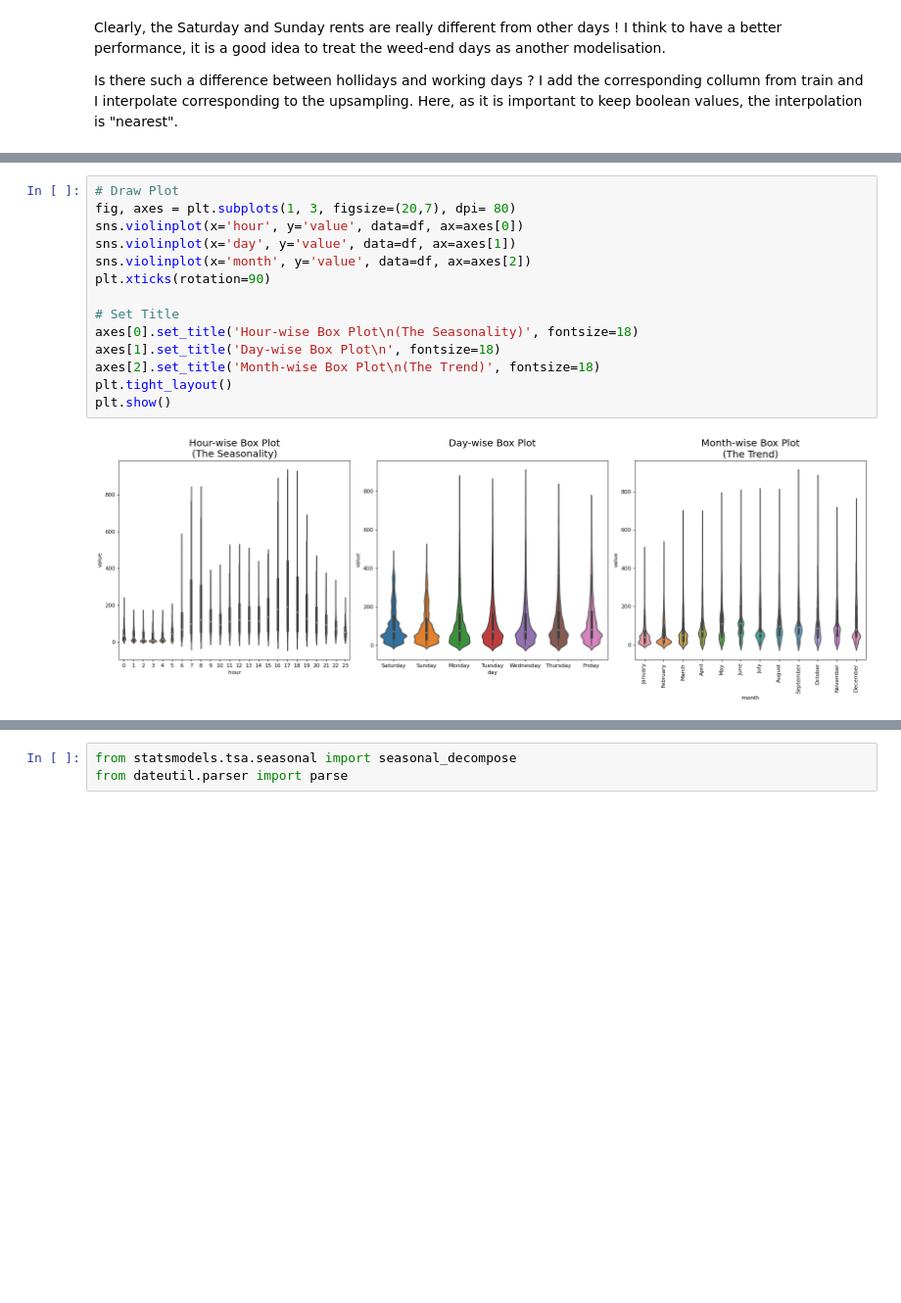
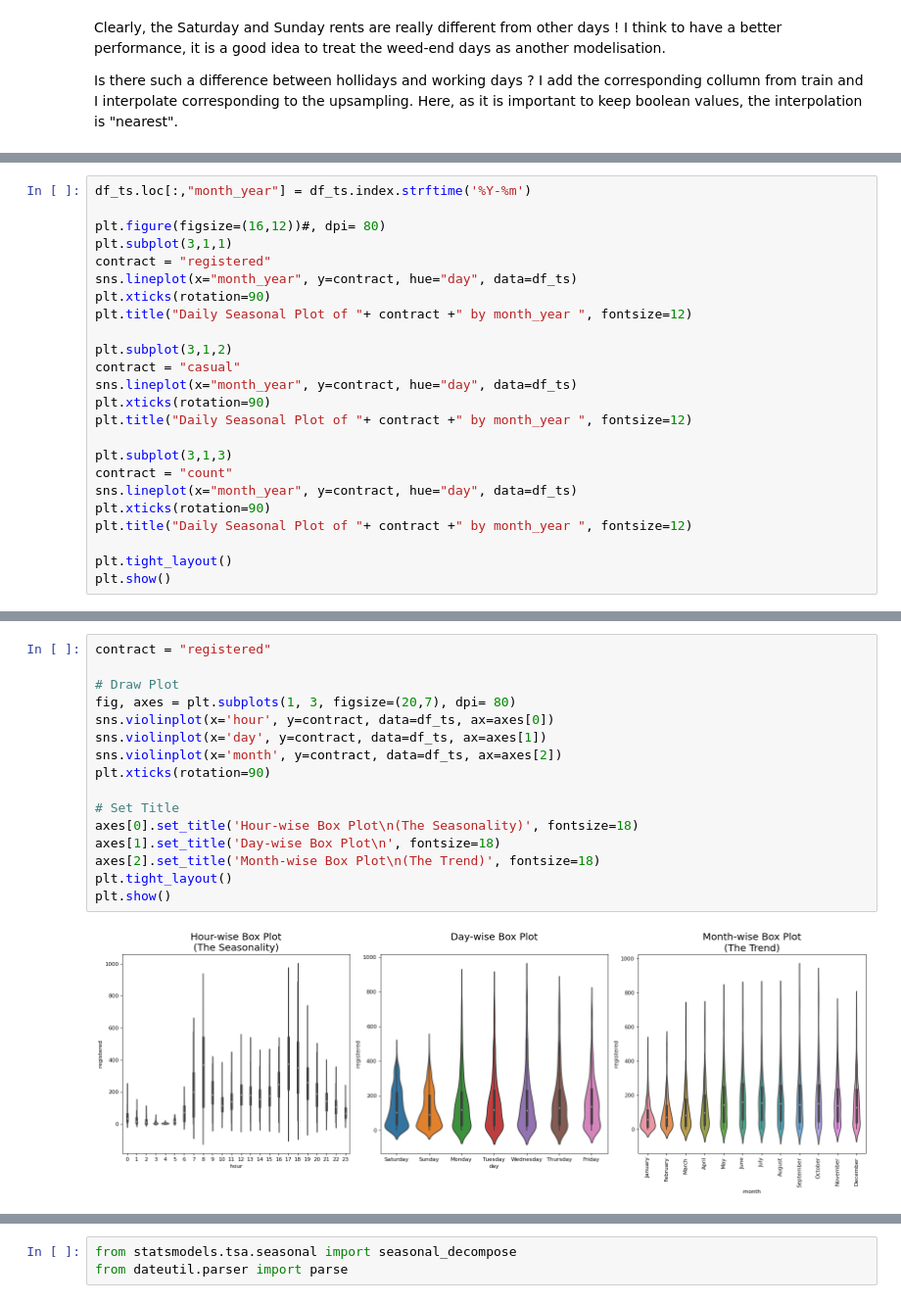
Before and after one commit to ClaireGayral/kaggle_bikes, a Jupyter notebook: bike_exploratory_analysis.ipynb, the cells around one changed output, grey strips where cells are left out. Shown at 98% size. Saved outputs shown, nothing was run; the diff lists cells and outputs as text; blank space fills up the shorter version.

```diff
--- a/bike_exploratory_analysis.ipynb
+++ b/bike_exploratory_analysis.ipynb
@@ -573,0 +624,24 @@ df
+# %%
+df_ts.loc[:,"month_year"] = df_ts.index.strftime('%Y-%m')
+
+plt.figure(figsize=(16,12))#, dpi= 80)
+plt.subplot(3,1,1)
+contract = "registered"
+sns.lineplot(x="month_year", y=contract, hue="day", data=df_ts)
+plt.xticks(rotation=90)
+plt.title("Daily Seasonal Plot of "+ contract +" by month_year ", fontsize=12)
+
+plt.subplot(3,1,2)
+contract = "casual"
+sns.lineplot(x="month_year", y=contract, hue="day", data=df_ts)
+plt.xticks(rotation=90)
+plt.title("Daily Seasonal Plot of "+ contract +" by month_year ", fontsize=12)
+
+plt.subplot(3,1,3)
+contract = "count"
+sns.lineplot(x="month_year", y=contract, hue="day", data=df_ts)
+plt.xticks(rotation=90)
+plt.title("Daily Seasonal Plot of "+ contract +" by month_year ", fontsize=12)
+
+plt.tight_layout()
+plt.show()
@@ -574,16 +676,18 @@ df
 # %%
+contract = "registered"
+
 # Draw Plot
 fig, axes = plt.subplots(1, 3, figsize=(20,7), dpi= 80)
-sns.violinplot(x='hour', y='value', data=df, ax=axes[0])
-sns.violinplot(x='day', y='value', data=df, ax=axes[1])
-sns.violinplot(x='month', y='value', data=df, ax=axes[2])
+sns.violinplot(x='hour', y=contract, data=df_ts, ax=axes[0])
+sns.violinplot(x='day', y=contract, data=df_ts, ax=axes[1])
+sns.violinplot(x='month', y=contract, data=df_ts, ax=axes[2])
 plt.xticks(rotation=90)
 
 # Set Title
 axes[0].set_title('Hour-wise Box Plot\n(The Seasonality)', fontsize=18)
 axes[1].set_title('Day-wise Box Plot\n', fontsize=18)
 axes[2].set_title('Month-wise Box Plot\n(The Trend)', fontsize=18)
 plt.tight_layout()
 plt.show()
 # %% [output]
-[figure, old version]
+[figure, new version]
```
Also changed, not shown: parts of 83 cells of this notebook.
